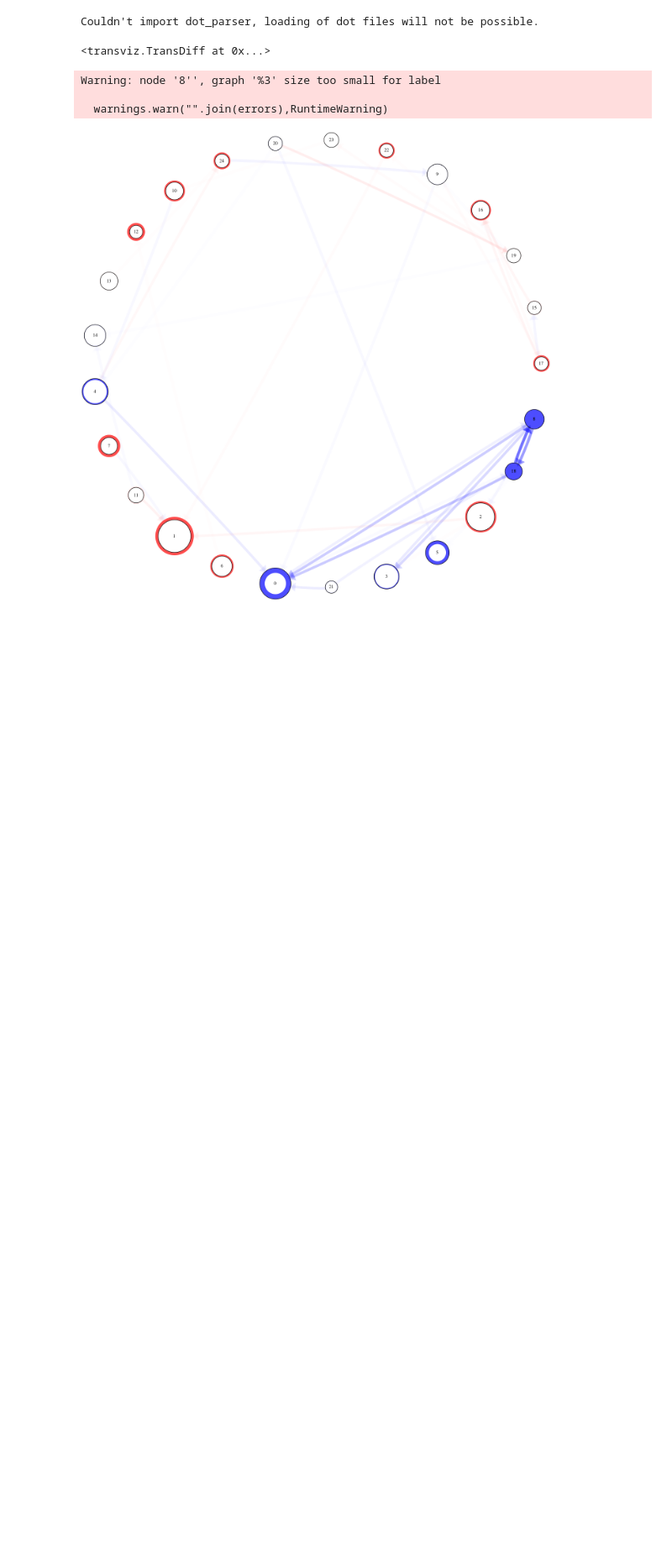
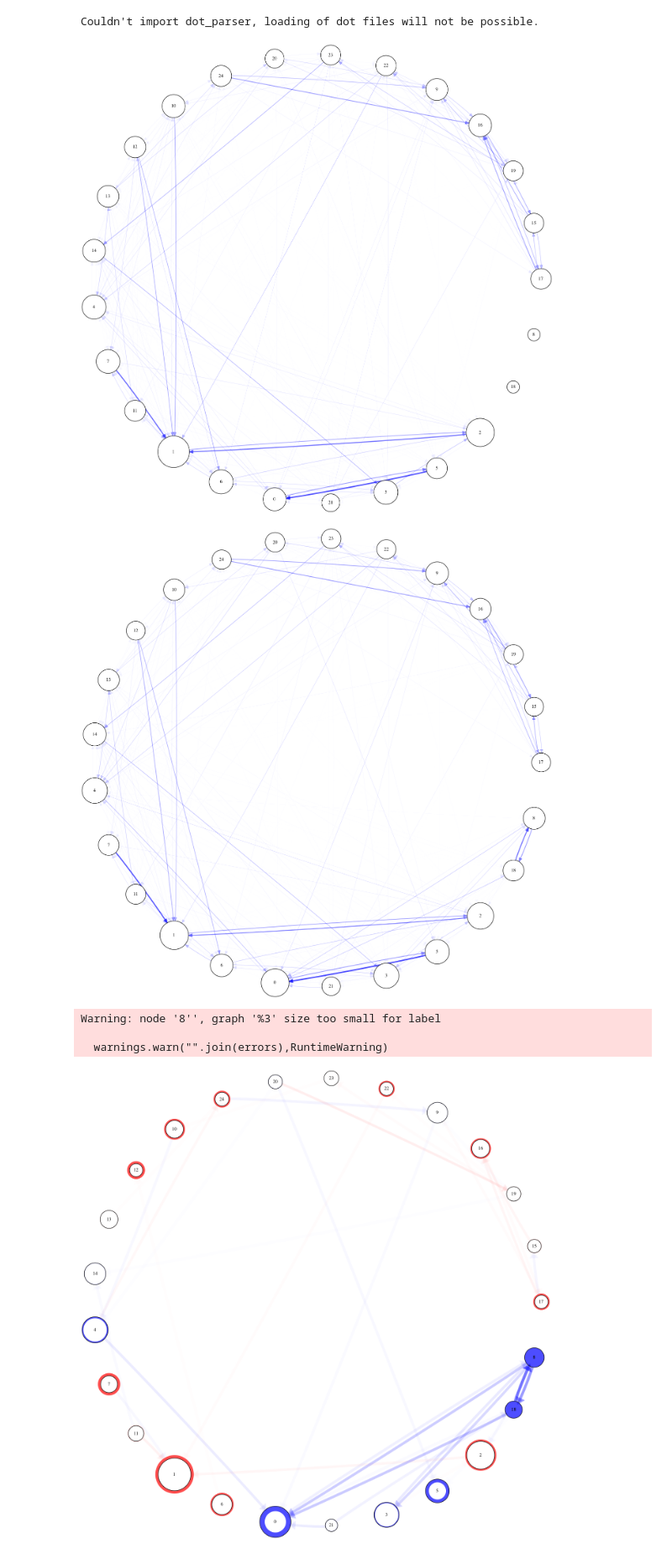
Before and after one commit to afcarl/transviz, a Jupyter notebook: Trans Graphs.ipynb, the cells around one changed output. Shown at 84% size. Saved outputs shown, nothing was run; the diff lists cells and outputs as text; code cells hidden in the pictures; blank space fills up the shorter version.

Commit message:
working relabel_by_usage on label lists

```diff
--- a/Trans Graphs.ipynb
+++ b/Trans Graphs.ipynb
@@ -22,4 +22,4 @@ tmt_labels = f['tmt']
 
 # NOTE: blank labeles weren't saved in a canonical order, so we need to
 # canonicalize them to match the canonical model used to fit tmt_labels
-blank_labels = relabel_by_usage(blank_labels)
+blank_labels, = relabel_by_usage((blank_labels,))
@@ -35,36 +29,38 @@ blank_trans = blank_trans[:Nmax,:Nmax]
 blank_trans, tmt_trans = get_transmats((blank_labels, tmt_labels), 160)
 blank_trans, tmt_trans = blank_trans[:Nmax,:Nmax], tmt_trans[:Nmax,:Nmax]
 
 colors = [(0.0, 0.0, 1.0, 0.0),
           (0.0, 0.0, 1.0, 1.0)]
 cmap = LinearSegmentedColormap.from_list('myblue', colors)
 cm.register_cmap(name='myblue',cmap=cmap)
 plt.set_cmap(cmap)
 
 G = tv.TransDiff((blank_trans,tmt_trans),norm='row')
 
 # draw the blank transition matrix
 G.edge_attrs(
     lambda i, j, aij, bij: {
         'color':cmap(aij),
         'penwidth':0.1+4.9*aij,
         'weight':aij+bij})\
  .node_attrs(
     lambda i, ai, bi: {'width': 0.5+2*np.sqrt(ai)})\
- .layout(alg)
+ .layout(alg)\
+ .draw(notebook=True)
 
 # draw the tmt transition matrix
 # NOTE: no need to add the 'weight' attribute again
 G.edge_attrs(
     lambda i, j, aij, bij: {
         'color':cmap(bij),
         'penwidth':0.1+4.9*bij})\
  .node_attrs(
     lambda i, ai, bi: {'width': 0.5+2*np.sqrt(bi)})\
  .layout(alg)\
- .draw(notebook)
+ .draw(notebook=True)
 # %% [output]
-<transviz.TransDiff at 0x...>
+[figure, added]
+[figure, added]
 # %%
 ### draw the diff
 
```
Also changed, not shown: parts of 1 cell of this notebook, 1 other file.
